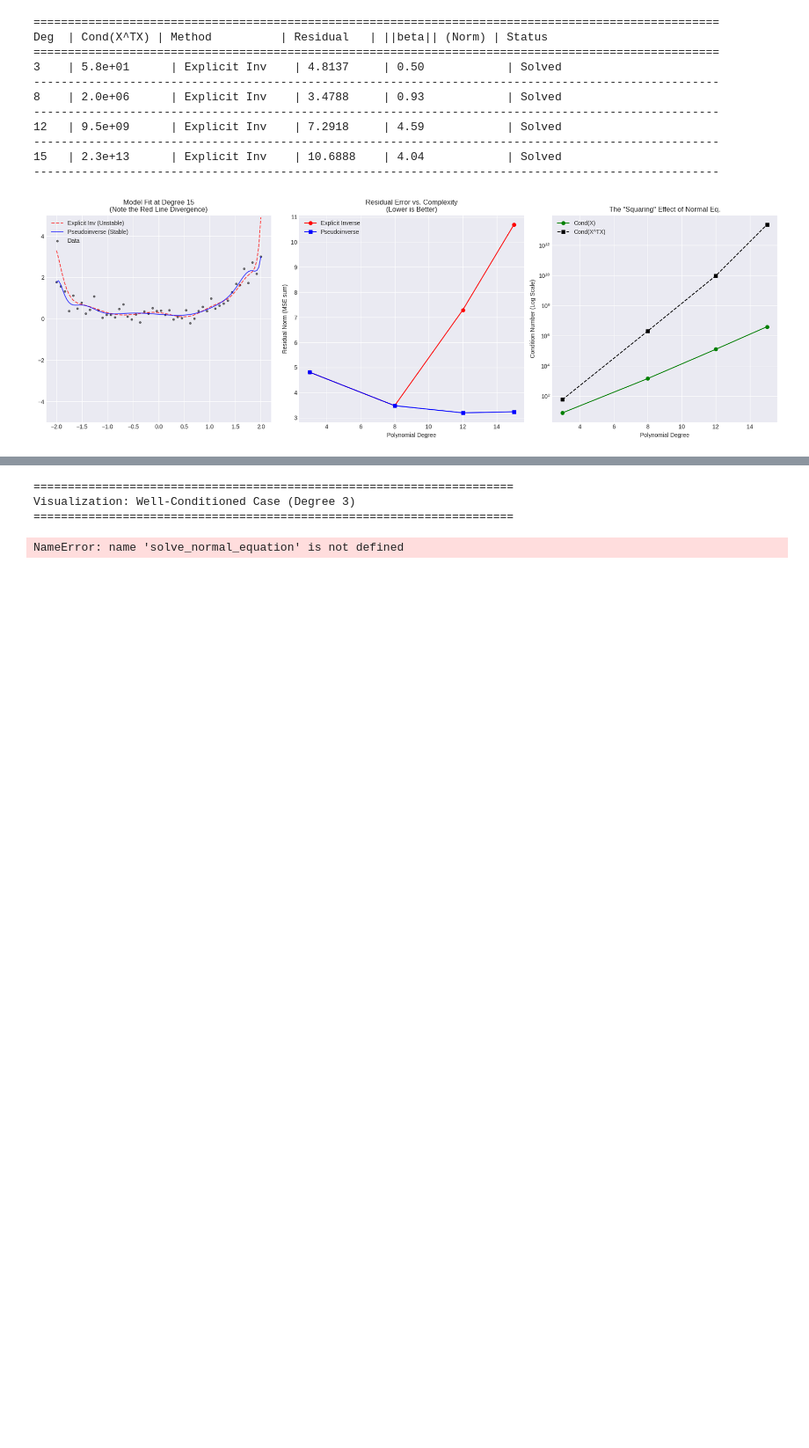
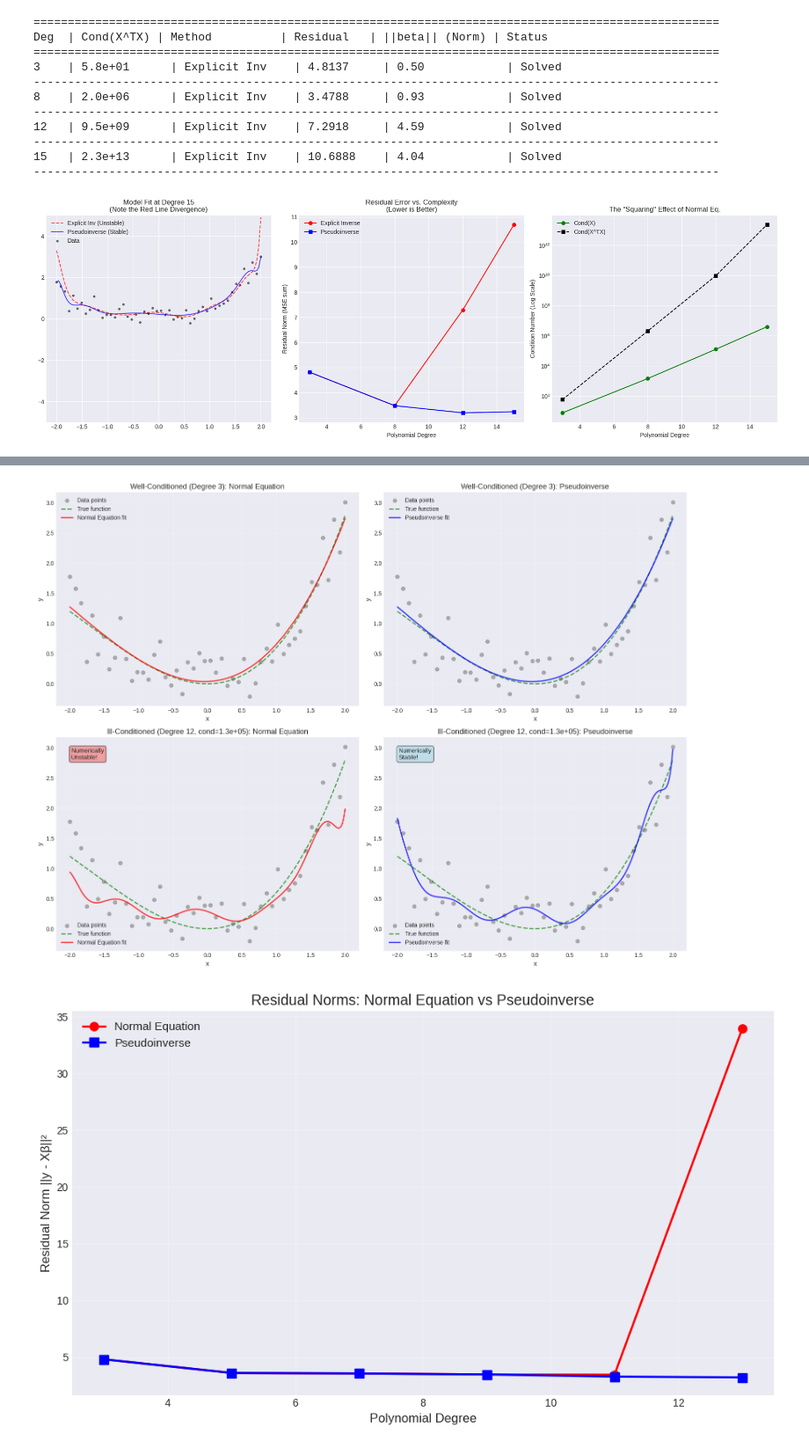
Before and after one commit to 3ff3x0r/PNL-2025, a Jupyter notebook: polynomial_regression_linear_algebra.ipynb, the cells around one changed output, grey strips where cells are left out. Shown at 88% size. Drawn from its saved outputs; the diff is of its cells as text; code cells hidden in the pictures; blank space fills up the shorter version.

```diff
--- a/polynomial_regression_linear_algebra.ipynb
+++ b/polynomial_regression_linear_algebra.ipynb
@@ -640,21 +670,13 @@ The pseudoinverse provides a robust, general-purpose solution to the least squar
 # %%
-# Function to predict using coefficients
+# --- 5. Comprehensive Visualization & Summary ---
 def predict_polynomial_basis(x, beta, basis_func, degree):
-    """
-    Predict using coefficients and basis functions.
-    """
     X = basis_func(x, degree)
     y_pred = torch.einsum('ij,jk->ik', X, beta)
     return y_pred
 
-# Compare fits for well-conditioned case
-print("=" * 70)
-print("Visualization: Well-Conditioned Case (Degree 3)")
-print("=" * 70)
-
 degree_viz_well = 3
 X_viz_well = construct_vandermonde_matrix(x, degree_viz_well)
-beta_normal_viz_well = solve_normal_equation(X_viz_well, y)
+beta_normal_viz_well = solve_normal_equation_explicit(X_viz_well, y)
 beta_pinv_viz_well = solve_pseudoinverse(X_viz_well, y)
 
 # Generate smooth x for plotting
@@ -664,17 +686,11 @@ X_plot_well = construct_vandermonde_matrix(x_plot, degree_viz_well)
 y_pred_normal_well = torch.einsum('ij,jk->ik', X_plot_well, beta_normal_viz_well)
 y_pred_pinv_well = torch.einsum('ij,jk->ik', X_plot_well, beta_pinv_viz_well)
 
-# Compare fits for ill-conditioned case
-print("\n" + "=" * 70)
-print("Visualization: Ill-Conditioned Case (Degree 12)")
-print("=" * 70)
-
 degree_viz_ill = 12
 X_viz_ill = construct_vandermonde_matrix(x, degree_viz_ill)
 cond_viz_ill = torch.linalg.cond(X_viz_ill).item()
-print(f"Condition number: {cond_viz_ill:.2e}")
 
-beta_normal_viz_ill = solve_normal_equation(X_viz_ill, y)
+beta_normal_viz_ill = solve_normal_equation_explicit(X_viz_ill, y)
 beta_pinv_viz_ill = solve_pseudoinverse(X_viz_ill, y)
 
 X_plot_ill = construct_vandermonde_matrix(x_plot, degree_viz_ill)
@@ -744,45 +760,33 @@ axes[1, 1].text(0.05, 0.95, 'Numerically\nStable!',
                 verticalalignment='top', bbox=dict(boxstyle='round', facecolor='lightblue', alpha=0.7))
 
 plt.tight_layout()
 plt.show()
 
 # Additional visualization: Residual comparison
 degrees_residual = [3, 5, 7, 9, 11, 13]
 residual_norms_normal = []
 residual_norms_pinv = []
 
 for d in degrees_residual:
     X_res = construct_vandermonde_matrix(x, d)
-    beta_norm = solve_normal_equation(X_res, y)
+    beta_norm = solve_normal_equation_explicit(X_res, y)
     beta_pinv = solve_pseudoinverse(X_res, y)
 
     residual_norms_normal.append(compute_residual_norm(X_res, y, beta_norm))
     residual_norms_pinv.append(compute_residual_norm(X_res, y, beta_pinv))
 
 fig, ax = plt.subplots(1, 1, figsize=(10, 6))
 ax.plot(degrees_residual, residual_norms_normal, 'o-', linewidth=2, markersize=8,
         label='Normal Equation', color='red')
 ax.plot(degrees_residual, residual_norms_pinv, 's-', linewidth=2, markersize=8,
         label='Pseudoinverse', color='blue')
 ax.set_xlabel('Polynomial Degree', fontsize=12)
 ax.set_ylabel('Residual Norm ||y - Xβ||²', fontsize=12)
 ax.set_title('Residual Norms: Normal Equation vs Pseudoinverse', fontsize=14)
 ax.legend(fontsize=11)
 ax.grid(True, alpha=0.3)
 plt.tight_layout()
 plt.show()
-
-print("\n" + "=" * 70)
-print("Summary")
-print("=" * 70)
-print("1. For well-conditioned systems, both methods give similar results.")
-print("2. For ill-conditioned systems, the Normal Equation becomes numerically unstable.")
-print("3. The pseudoinverse provides a more robust solution using SVD.")
-print("4. High-degree polynomials with power basis lead to ill-conditioned design matrices.")
-print("5. Using better basis functions (e.g., Legendre polynomials) improves conditioning.")
-print("=" * 70)
 # %% [output]
-======================================================================
-Visualization: Well-Conditioned Case (Degree 3)
-======================================================================
-NameError: name 'solve_normal_equation' is not defined
+[figure, added]
+[figure, added]
```
Also changed, not shown: parts of 1 cell of this notebook.
